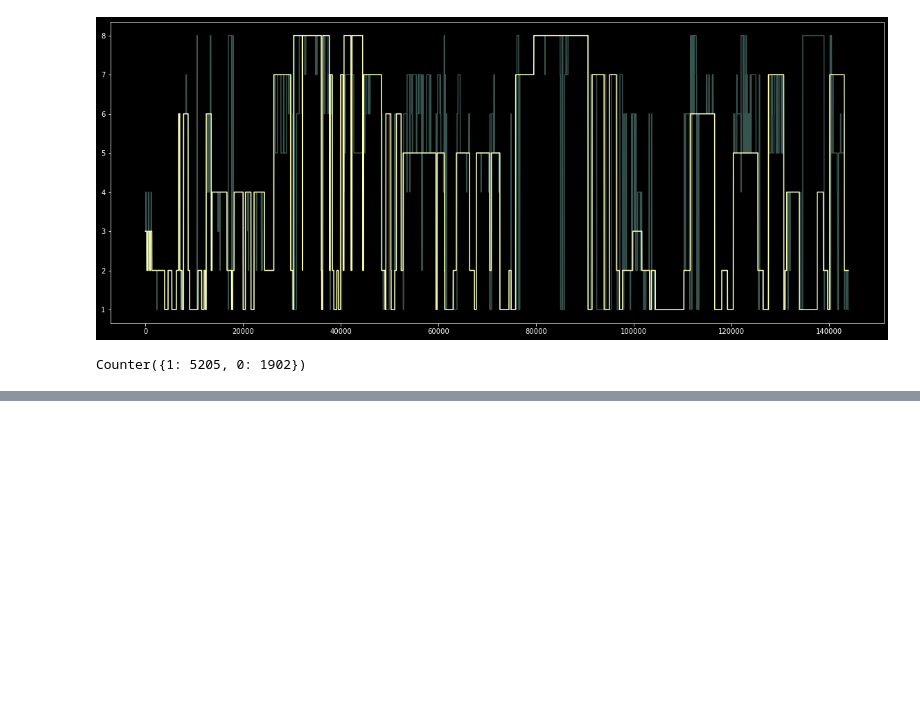
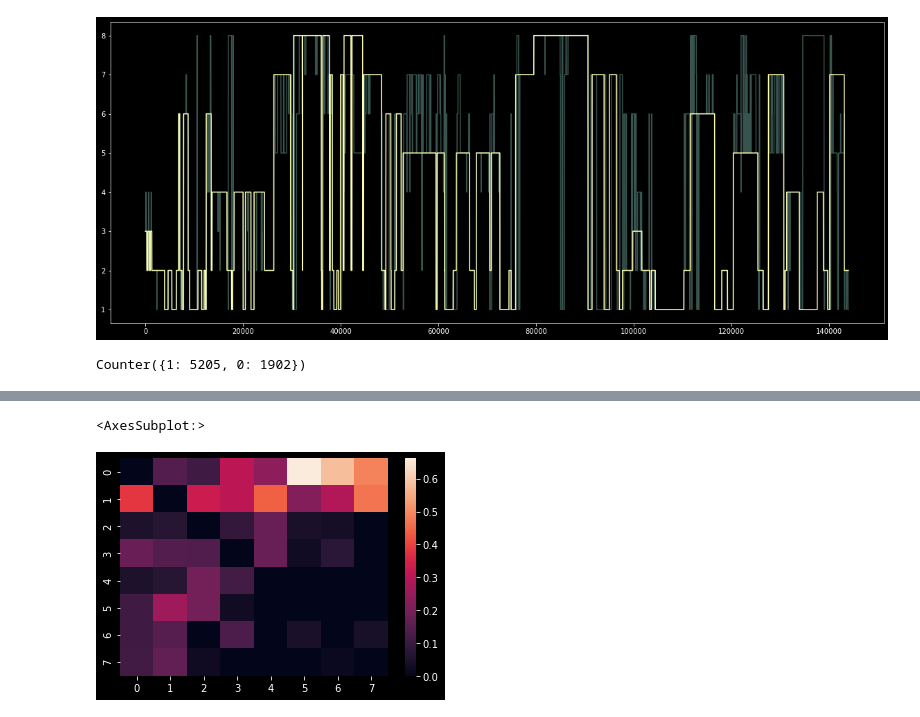
Before and after one commit to Ryanna-github/SHL2021, a Jupyter notebook: 2021-05-31_post_process.ipynb, the cells around one changed output, grey strips where cells are left out. Drawn from its saved outputs; the diff is of its cells as text; code cells hidden in the pictures; blank space fills up the shorter version.

```diff
--- a/2021-05-31_post_process.ipynb
+++ b/2021-05-31_post_process.ipynb
@@ -192,3 +300,8 @@ df_res = pd.merge(df_res.set_index('cons_state_index'), df_dur, left_index = Tru
+# %%
+sns.heatmap(tmp / tmp.sum(axis = 1)) # axis = 1 求行和
+# %% [output]
+<AxesSubplot:>
+[figure, added]
 # %%
 # plt.figure(figsize = [12, 6])
 # sns.boxplot(x = df_dur['label'], y = df_dur['duration'])
```
Also changed, not shown: parts of 19 cells of this notebook, 2 other files.
